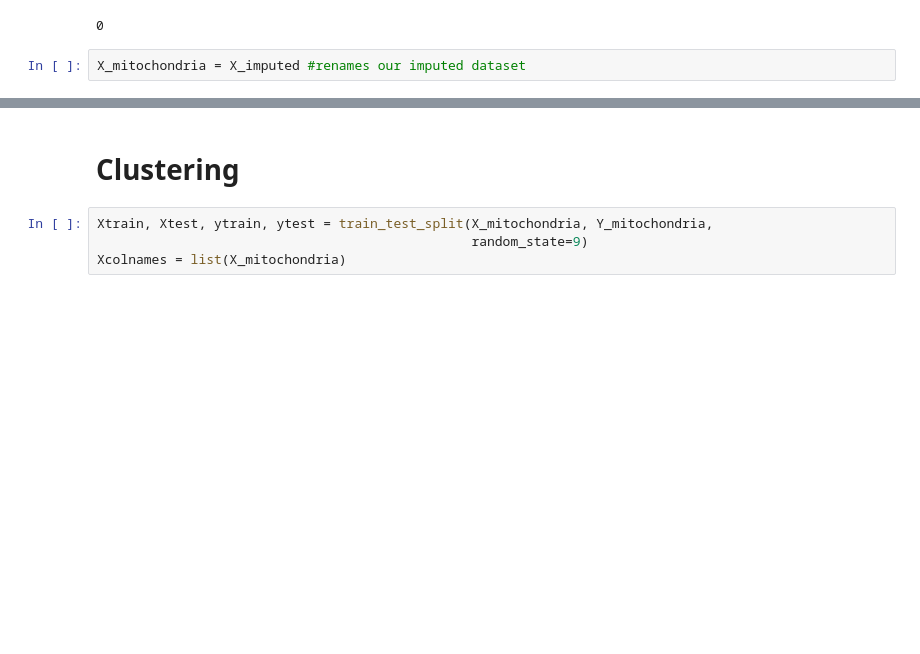
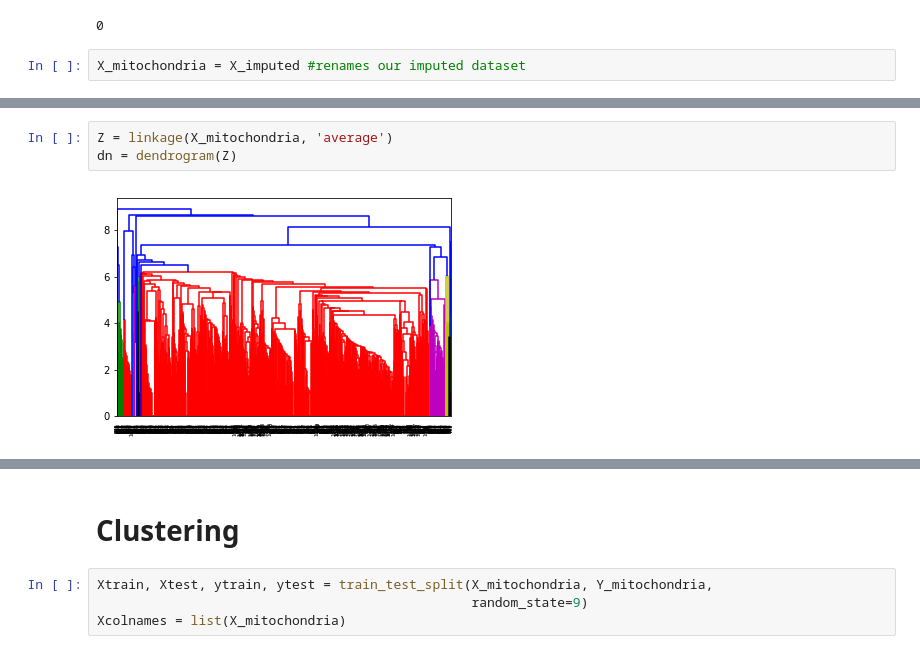
Before and after one commit to Gavin-Whitesitt/Project-2, a Jupyter notebook: Problem #2 Mitochondria .ipynb, the cells around one changed output, grey strips where cells are left out. Cells and saved outputs as stored; diff of their text form; blank space fills up the shorter version.

```diff
--- a/Problem #2 Mitochondria .ipynb
+++ b/Problem #2 Mitochondria .ipynb
@@ -166,0 +215,5 @@ X_mitochondria = X_imputed #renames our imputed dataset
+# %%
+Z = linkage(X_mitochondria, 'average')
+dn = dendrogram(Z)
+# %% [output]
+[figure, added]
```
Also changed, not shown: parts of 31 cells of this notebook.
